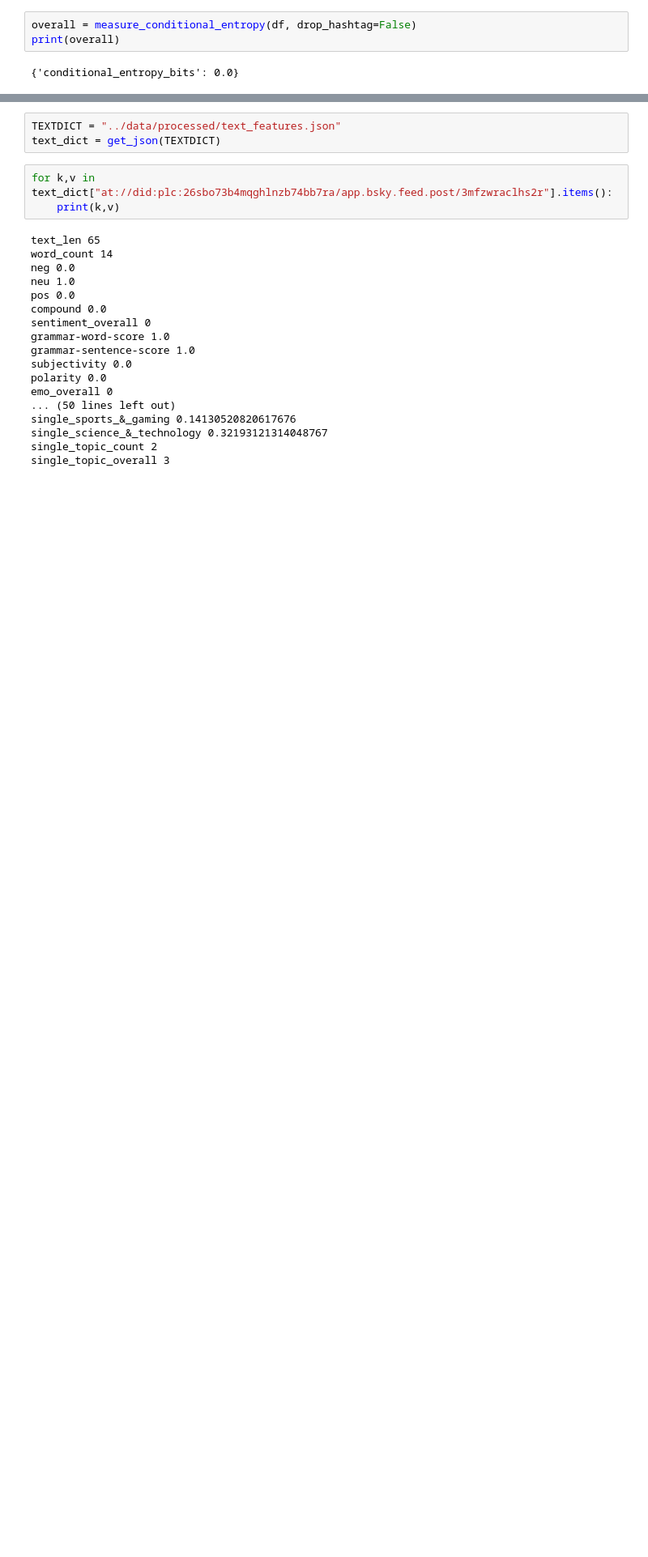
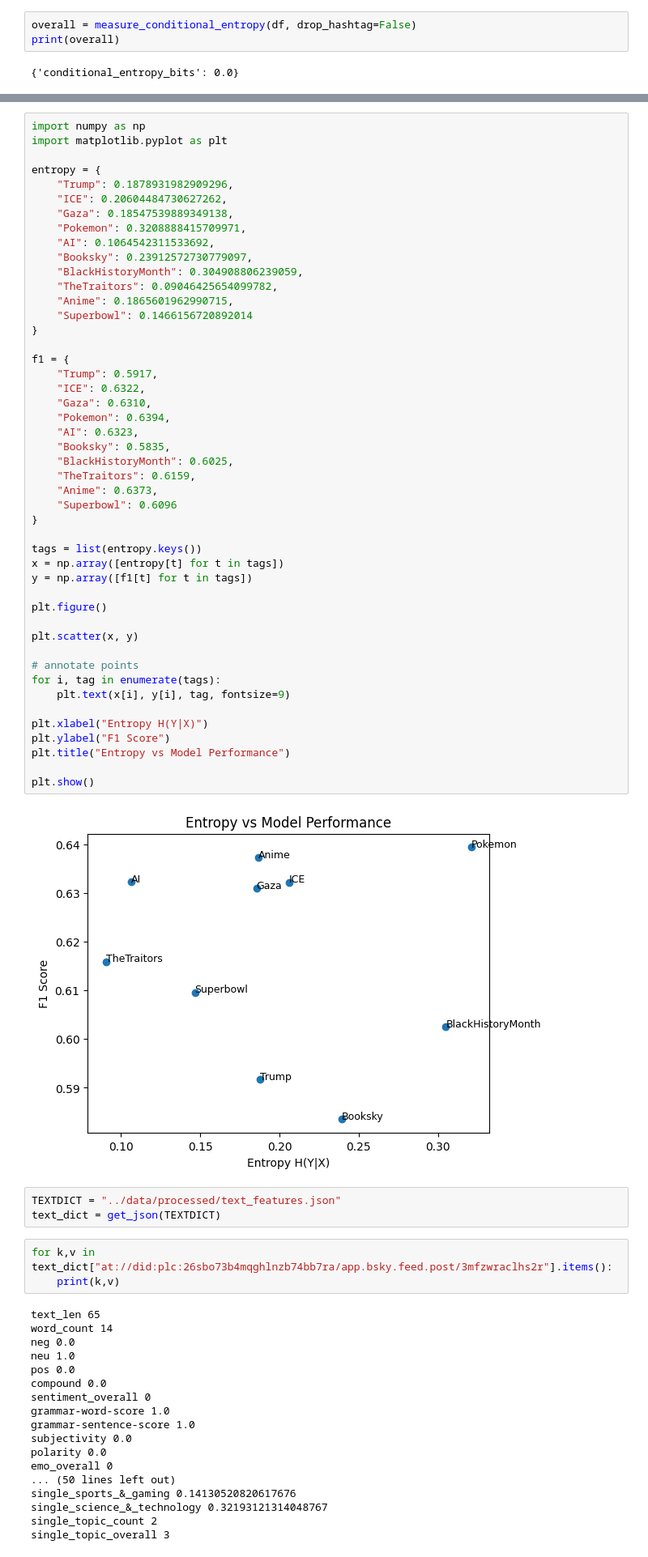
Before and after one commit to jonasbjaerke/MEng-project, a Jupyter notebook: notebooks/analyse_dataset.ipynb, the cells around one changed output, grey strips where cells are left out. Shown at 81% size. Cells and saved outputs as stored; diff of their text form; blank space fills up the shorter version.

```diff
--- a/notebooks/analyse_dataset.ipynb
+++ b/notebooks/analyse_dataset.ipynb
@@ -163,3 +146,52 @@ plt.show()
+# %%
+import numpy as np
+import matplotlib.pyplot as plt
+
+entropy = {
+    "Trump": 0.1878931982909296,
+    "ICE": 0.20604484730627262,
+    "Gaza": 0.18547539889349138,
+    "Pokemon": 0.3208888415709971,
+    "AI": 0.1064542311533692,
+    "Booksky": 0.23912572730779097,
+    "BlackHistoryMonth": 0.304908806239059,
+    "TheTraitors": 0.09046425654099782,
+    "Anime": 0.1865601962990715,
+    "Superbowl": 0.1466156720892014
+}
+
+f1 = {
+    "Trump": 0.5917,
+    "ICE": 0.6322,
+    "Gaza": 0.6310,
+    "Pokemon": 0.6394,
+    "AI": 0.6323,
+    "Booksky": 0.5835,
+    "BlackHistoryMonth": 0.6025,
+    "TheTraitors": 0.6159,
+    "Anime": 0.6373,
+    "Superbowl": 0.6096
+}
+
+tags = list(entropy.keys())
+x = np.array([entropy[t] for t in tags])
+y = np.array([f1[t] for t in tags])
+
+plt.figure()
+
+plt.scatter(x, y)
+
+# annotate points
+for i, tag in enumerate(tags):
+    plt.text(x[i], y[i], tag, fontsize=9)
+
+plt.xlabel("Entropy H(Y|X)")
+plt.ylabel("F1 Score")
+plt.title("Entropy vs Model Performance")
+
+plt.show()
+# %% [output]
+[figure, added]
 # %%
 TEXTDICT = "../data/processed/text_features.json"
 text_dict = get_json(TEXTDICT)
```
Also changed, not shown: parts of 3 cells of this notebook, 3 other files.
